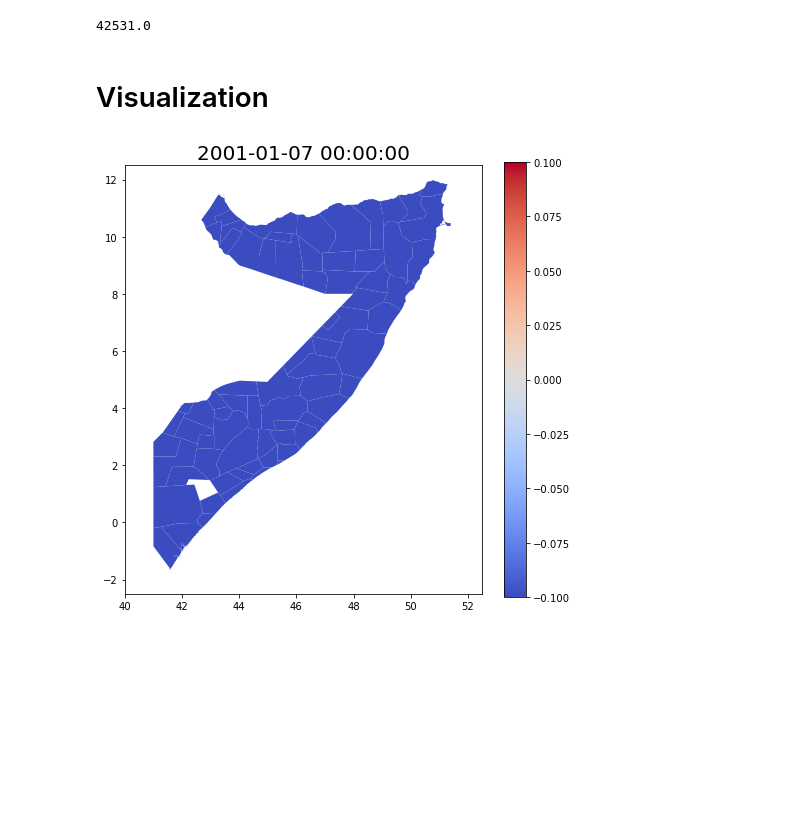
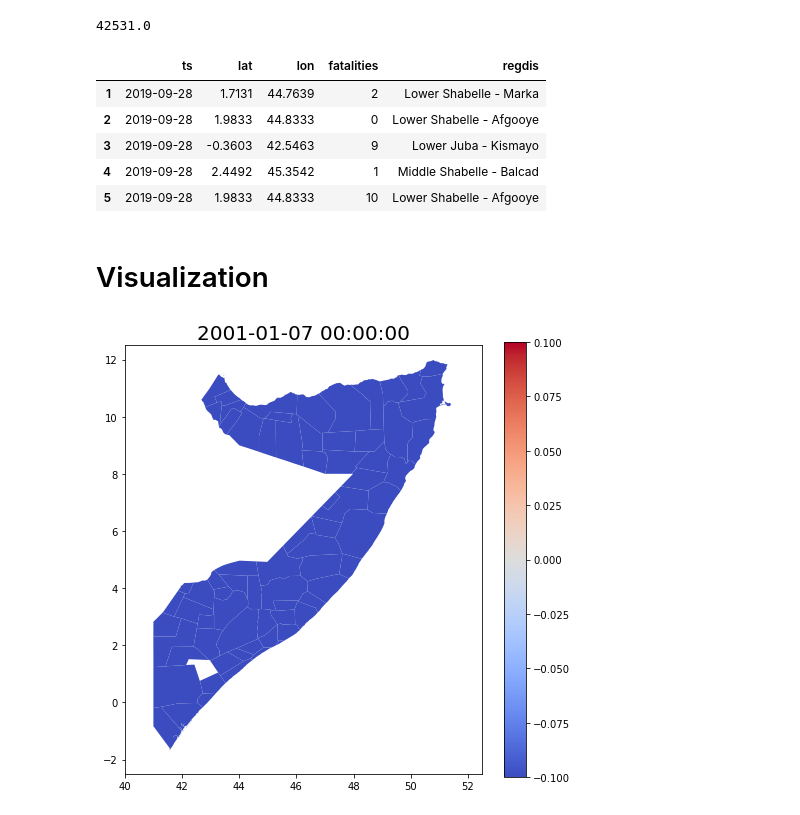
Before and after one commit to HKCaesar/UNHCR, a Jupyter notebook: task7_data2heatmap_conversion/Conflicts_Heatmap_DistrictLevel.ipynb, the cells around one changed output. Saved outputs shown, nothing was run; the diff lists cells and outputs as text; code cells hidden in the pictures; blank space fills up the shorter version.

```diff
--- a/task7_data2heatmap_conversion/Conflicts_Heatmap_DistrictLevel.ipynb
+++ b/task7_data2heatmap_conversion/Conflicts_Heatmap_DistrictLevel.ipynb
@@ -108,6 +106,15 @@ KeyError: 'regdis'
 df.sum().sum()
 # %% [output]
 42531.0
+# %%
+dfc.head()
+# %% [output]
+|  | ts | lat | lon | fatalities | regdis |
+| 1 | 2019-09-28 | 1.7131 | 44.7639 | 2 | Lower Shabelle - Marka |
+| 2 | 2019-09-28 | 1.9833 | 44.8333 | 0 | Lower Shabelle - Afgooye |
+| 3 | 2019-09-28 | -0.3603 | 42.5463 | 9 | Lower Juba - Kismayo |
+| 4 | 2019-09-28 | 2.4492 | 45.3542 | 1 | Middle Shabelle - Balcad |
+| 5 | 2019-09-28 | 1.9833 | 44.8333 | 10 | Lower Shabelle - Afgooye |
 # %%
 dpath = {}
 dpath['home'] = './data/conflicts'
```
Also changed, not shown: parts of 2 cells of this notebook, 2 other files.
